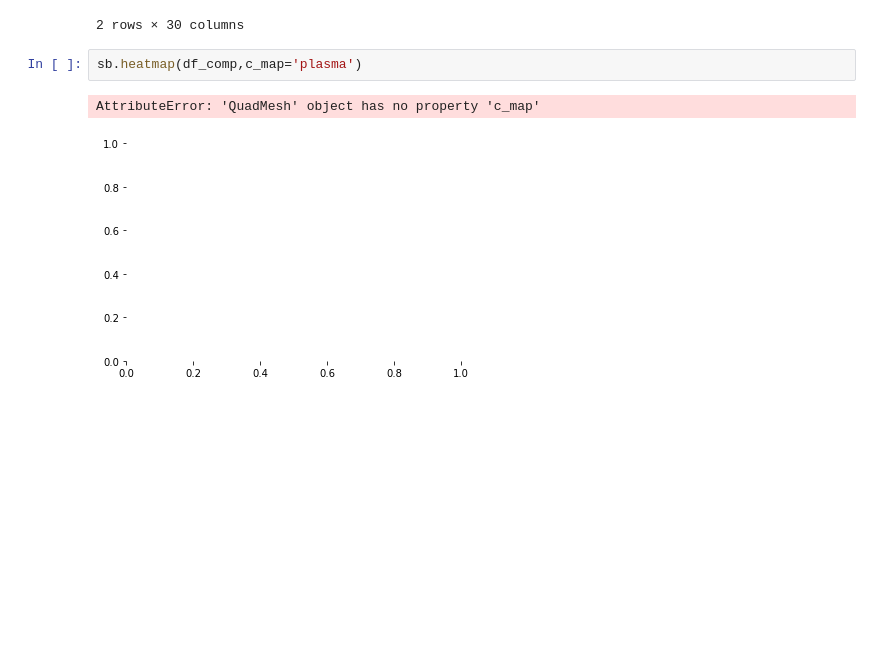
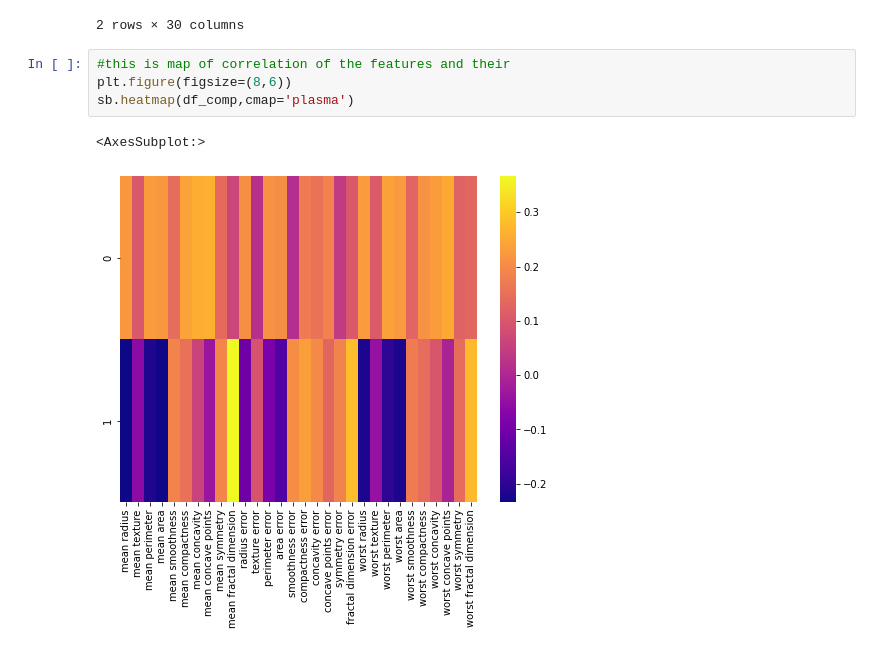
Before and after one commit to vmose/Python_Notebooks, a Jupyter notebook: Breast_Cancer_Analysis_With_PCA.ipynb, the cells around one changed output. Drawn from its saved outputs; the diff is of its cells as text; blank space fills up the shorter version.

```diff
--- a/Breast_Cancer_Analysis_With_PCA.ipynb
+++ b/Breast_Cancer_Analysis_With_PCA.ipynb
@@ -75,7 +75,9 @@ df_comp
 | 1 | -0.233857 | -0.059706 | -0.215181 | -0.231077 | 0.186113 | 0.151892 | ... |
 2 rows × 30 columns
 # %%
-sb.heatmap(df_comp,c_map='plasma')
+#this is map of correlation of the features and their
+plt.figure(figsize=(8,6))
+sb.heatmap(df_comp,cmap='plasma')
 # %% [output]
-AttributeError: 'QuadMesh' object has no property 'c_map'
+<AxesSubplot:>
-[figure, old version]
+[figure, new version]
```
